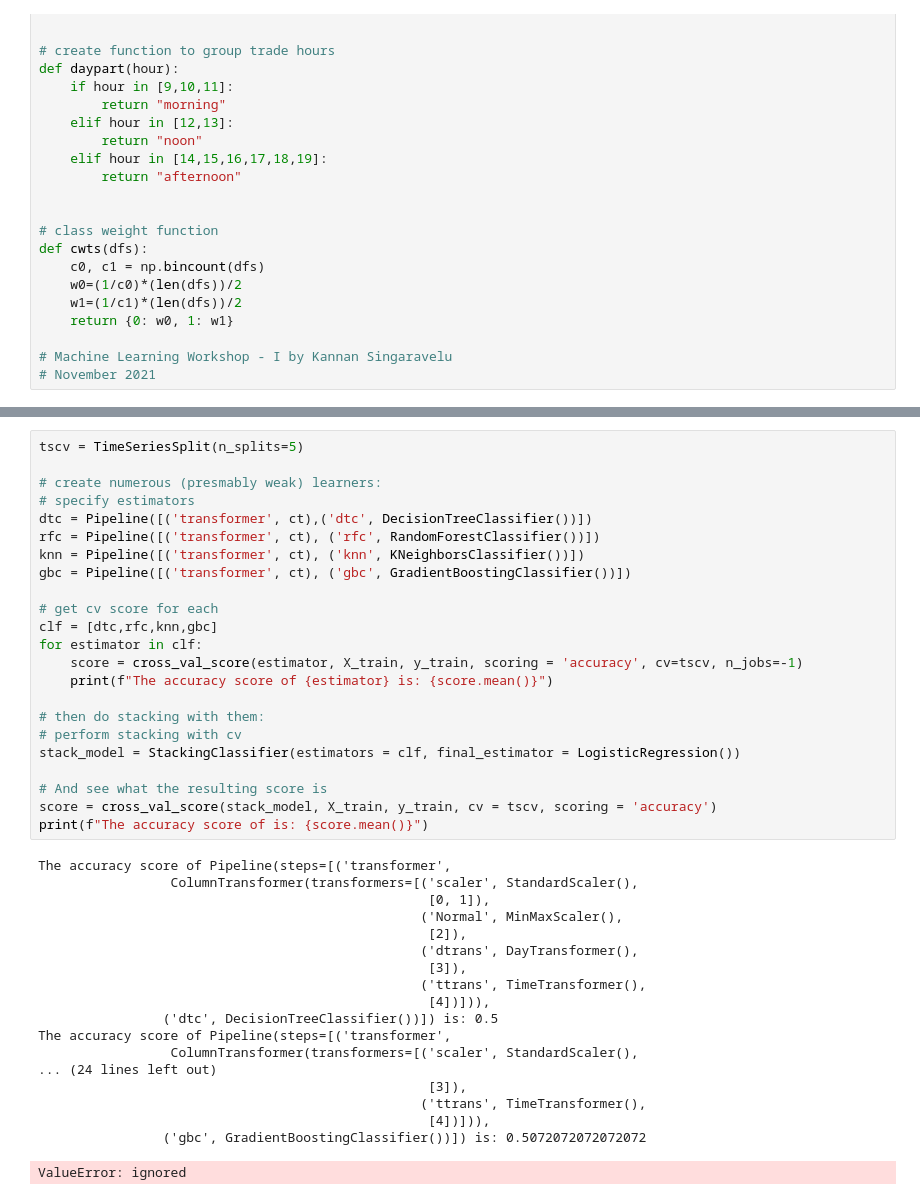
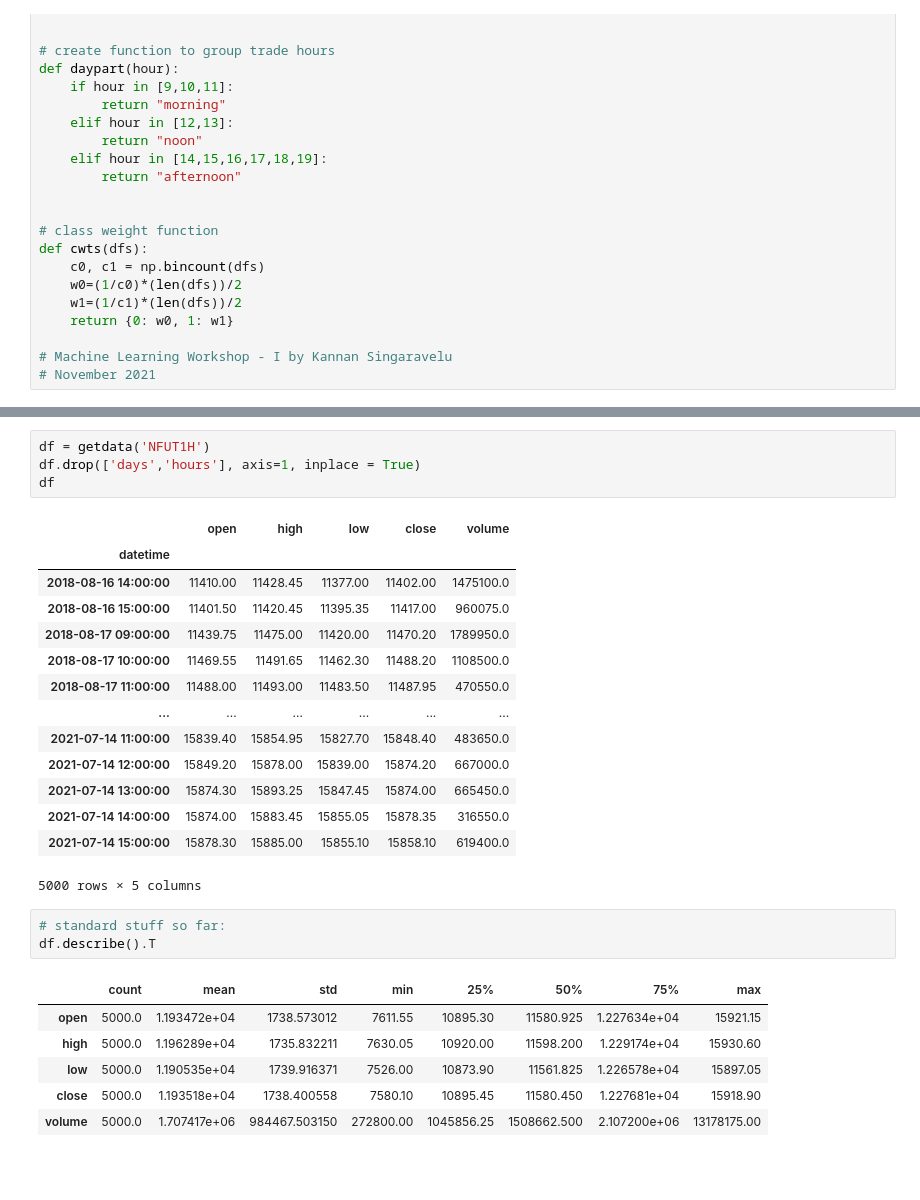
Before and after one commit to robonesky/oreilly, a Jupyter notebook: RM Lab Notes Advanced ML- part II.ipynb, the cells around one changed output, grey strips where cells are left out. Drawn from its saved outputs; the diff is of its cells as text; blank space fills up the shorter version.

```diff
--- a/RM Lab Notes Advanced ML- part II.ipynb
+++ b/RM Lab Notes Advanced ML- part II.ipynb
@@ -490,42 +236,29 @@ Recall Score             0.478
-# %%
-tscv = TimeSeriesSplit(n_splits=5)
-
-# create numerous (presmably weak) learners:
-# specify estimators
-dtc = Pipeline([('transformer', ct),('dtc', DecisionTreeClassifier())])
-rfc = Pipeline([('transformer', ct), ('rfc', RandomForestClassifier())])
-knn = Pipeline([('transformer', ct), ('knn', KNeighborsClassifier())])
-gbc = Pipeline([('transformer', ct), ('gbc', GradientBoostingClassifier())])
-
-# get cv score for each
-clf = [dtc,rfc,knn,gbc]
-for estimator in clf:
-    score = cross_val_score(estimator, X_train, y_train, scoring = 'accuracy', cv=tscv, n_jobs=-1)
-    print(f"The accuracy score of {estimator} is: {score.mean()}")
-
-# then do stacking with them:
-# perform stacking with cv
-stack_model = StackingClassifier(estimators = clf, final_estimator = LogisticRegression())
-
-# And see what the resulting score is
-score = cross_val_score(stack_model, X_train, y_train, cv = tscv, scoring = 'accuracy')
-print(f"The accuracy score of is: {score.mean()}")
-# %% [output]
-The accuracy score of Pipeline(steps=[('transformer',
-                 ColumnTransformer(transformers=[('scaler', StandardScaler(),
-                                                  [0, 1]),
-                                                 ('Normal', MinMaxScaler(),
-                                                  [2]),
-                                                 ('dtrans', DayTransformer(),
-                                                  [3]),
-                                                 ('ttrans', TimeTransformer(),
-                                                  [4])])),
-                ('dtc', DecisionTreeClassifier())]) is: 0.5
-The accuracy score of Pipeline(steps=[('transformer',
-                 ColumnTransformer(transformers=[('scaler', StandardScaler(),
-... (24 lines left out)
-                                                  [3]),
-                                                 ('ttrans', TimeTransformer(),
-                                                  [4])])),
-                ('gbc', GradientBoostingClassifier())]) is: 0.5072072072072072
-ValueError: ignored
+# %%
+df = getdata('NFUT1H')
+df.drop(['days','hours'], axis=1, inplace = True)
+df
+# %% [output]
+|  | open | high | low | close | volume |
+| datetime |  |  |  |  |  |
+| 2018-08-16 14:00:00 | 11410.00 | 11428.45 | 11377.00 | 11402.00 | 1475100.0 |
+| 2018-08-16 15:00:00 | 11401.50 | 11420.45 | 11395.35 | 11417.00 | 960075.0 |
+| 2018-08-17 09:00:00 | 11439.75 | 11475.00 | 11420.00 | 11470.20 | 1789950.0 |
+| 2018-08-17 10:00:00 | 11469.55 | 11491.65 | 11462.30 | 11488.20 | 1108500.0 |
+| 2018-08-17 11:00:00 | 11488.00 | 11493.00 | 11483.50 | 11487.95 | 470550.0 |
+| ... | ... | ... | ... | ... | ... |
+| 2021-07-14 11:00:00 | 15839.40 | 15854.95 | 15827.70 | 15848.40 | 483650.0 |
+| 2021-07-14 12:00:00 | 15849.20 | 15878.00 | 15839.00 | 15874.20 | 667000.0 |
+| 2021-07-14 13:00:00 | 15874.30 | 15893.25 | 15847.45 | 15874.00 | 665450.0 |
+| 2021-07-14 14:00:00 | 15874.00 | 15883.45 | 15855.05 | 15878.35 | 316550.0 |
+| 2021-07-14 15:00:00 | 15878.30 | 15885.00 | 15855.10 | 15858.10 | 619400.0 |
+5000 rows × 5 columns
+# %%
+# standard stuff so far:
+df.describe().T
+# %% [output]
+|  | count | mean | std | min | 25% | 50% | 75% | max |
+| open | 5000.0 | 1.193472e+04 | 1738.573012 | 7611.55 | 10895.30 | 11580.925 | 1.227634e+04 | 15921.15 |
+| high | 5000.0 | 1.196289e+04 | 1735.832211 | 7630.05 | 10920.00 | 11598.200 | 1.229174e+04 | 15930.60 |
+| low | 5000.0 | 1.190535e+04 | 1739.916371 | 7526.00 | 10873.90 | 11561.825 | 1.226578e+04 | 15897.05 |
+| close | 5000.0 | 1.193518e+04 | 1738.400558 | 7580.10 | 10895.45 | 11580.450 | 1.227681e+04 | 15918.90 |
+| volume | 5000.0 | 1.707417e+06 | 984467.503150 | 272800.00 | 1045856.25 | 1508662.500 | 2.107200e+06 | 13178175.00 |
```
Also changed, not shown: parts of 34 cells of this notebook.
